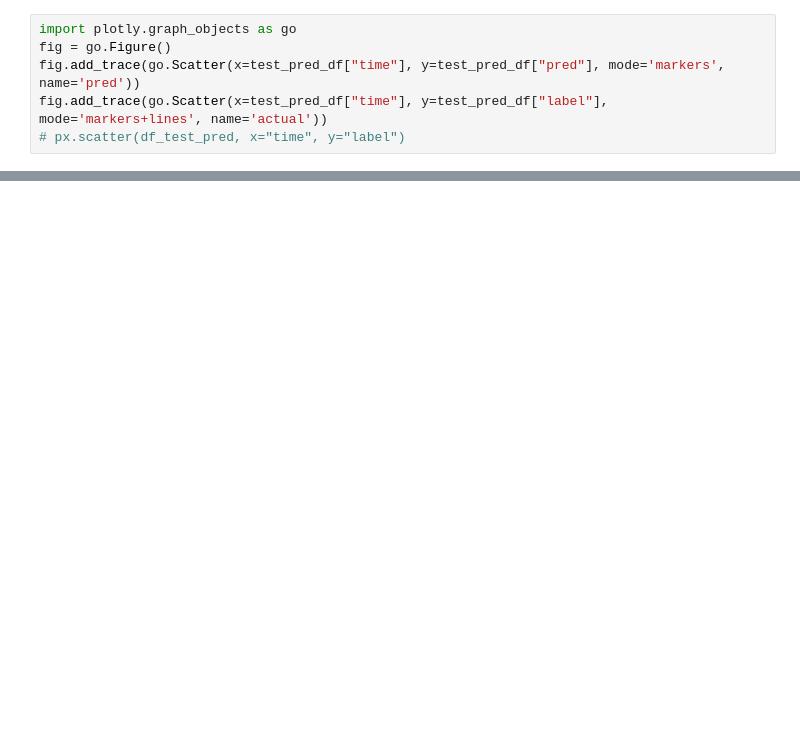
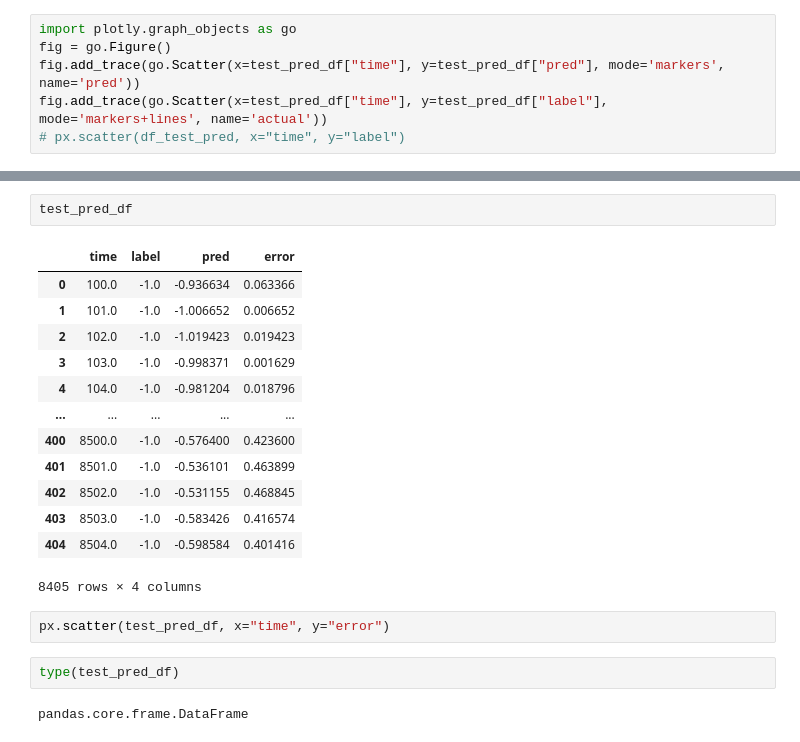
Before and after one commit to shelleygoel/THOC-Pytorch, a Jupyter notebook: khund_non_parametric.ipynb, the cells around one changed output, grey strips where cells are left out. Cells and saved outputs as stored; diff of their text form; blank space fills up the shorter version.

```diff
--- a/khund_non_parametric.ipynb
+++ b/khund_non_parametric.ipynb
@@ -307,0 +334,22 @@ train_pred_df
+# %%
+test_pred_df
+# %% [output]
+|  | time | label | pred | error |
+| 0 | 100.0 | -1.0 | -0.936634 | 0.063366 |
+| 1 | 101.0 | -1.0 | -1.006652 | 0.006652 |
+| 2 | 102.0 | -1.0 | -1.019423 | 0.019423 |
+| 3 | 103.0 | -1.0 | -0.998371 | 0.001629 |
+| 4 | 104.0 | -1.0 | -0.981204 | 0.018796 |
+| ... | ... | ... | ... | ... |
+| 400 | 8500.0 | -1.0 | -0.576400 | 0.423600 |
+| 401 | 8501.0 | -1.0 | -0.536101 | 0.463899 |
+| 402 | 8502.0 | -1.0 | -0.531155 | 0.468845 |
+| 403 | 8503.0 | -1.0 | -0.583426 | 0.416574 |
+| 404 | 8504.0 | -1.0 | -0.598584 | 0.401416 |
+8405 rows × 4 columns
+# %%
+px.scatter(test_pred_df, x="time", y="error")
+# %%
+type(test_pred_df)
+# %% [output]
+pandas.core.frame.DataFrame
```
Also changed, not shown: parts of 12 cells of this notebook.
